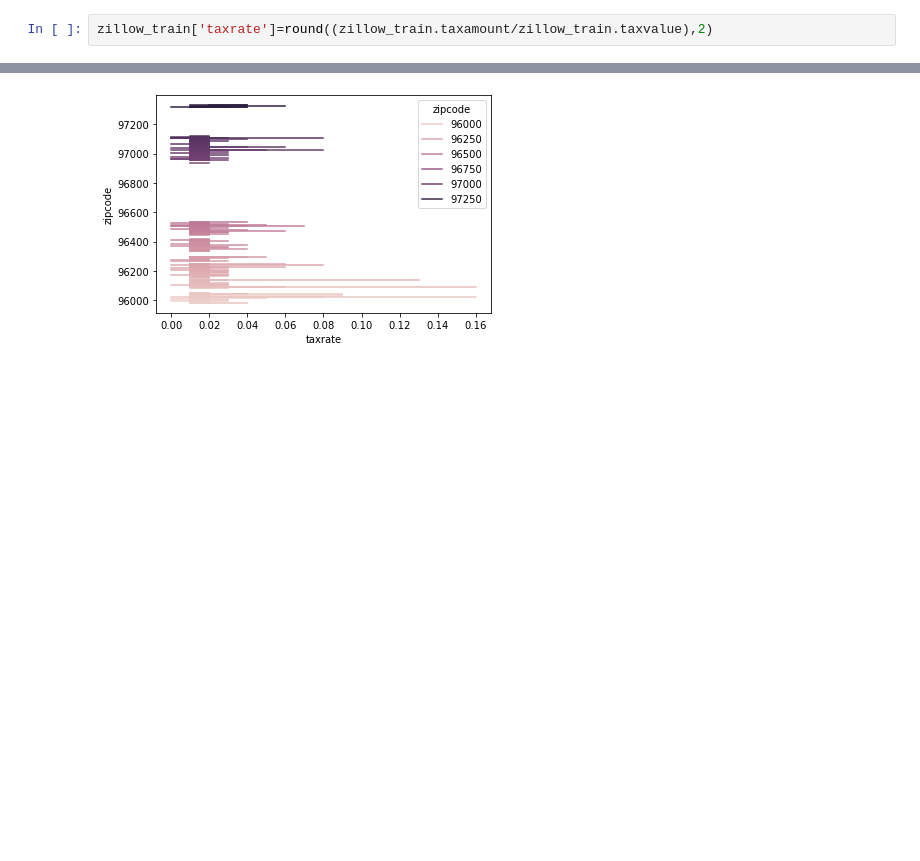
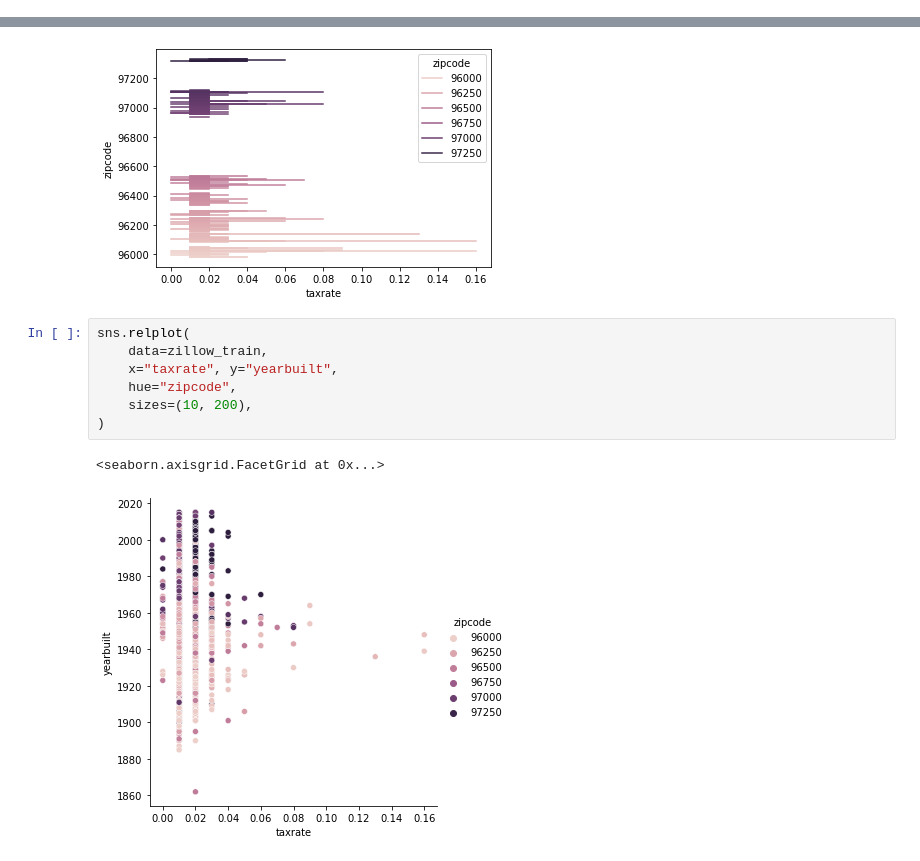
Before and after one commit to QinzhiChen/regression-exercises, a Jupyter notebook: explore.ipynb, the cells around one changed output, grey strips where cells are left out. Cells and saved outputs as stored; diff of their text form; blank space fills up the shorter version.

```diff
--- a/explore.ipynb
+++ b/explore.ipynb
@@ -47,5 +47,3 @@ memory usage: 2.7+ MB
-# %%
-zillow_train['taxrate']=round((zillow_train.taxamount/zillow_train.taxvalue),2)
 # %%
 sns.relplot(data=zillow_train,x='taxrate',y='zipcode')
 # %% [output]
@@ -83,3 +81,13 @@ sns.lineplot(data=zillow_train, x="taxrate", y="zipcode",hue='zipcode')
 # %% [output]
 <AxesSubplot:xlabel='taxrate', ylabel='zipcode'>
 [figure]
+# %%
+sns.relplot(
+    data=zillow_train,
+    x="taxrate", y="yearbuilt",
+    hue="zipcode",
+    sizes=(10, 200),
+)
+# %% [output]
+<seaborn.axisgrid.FacetGrid at 0x...>
+[figure, added]
```
Also changed, not shown: parts of 7 cells of this notebook, 1 other file.
